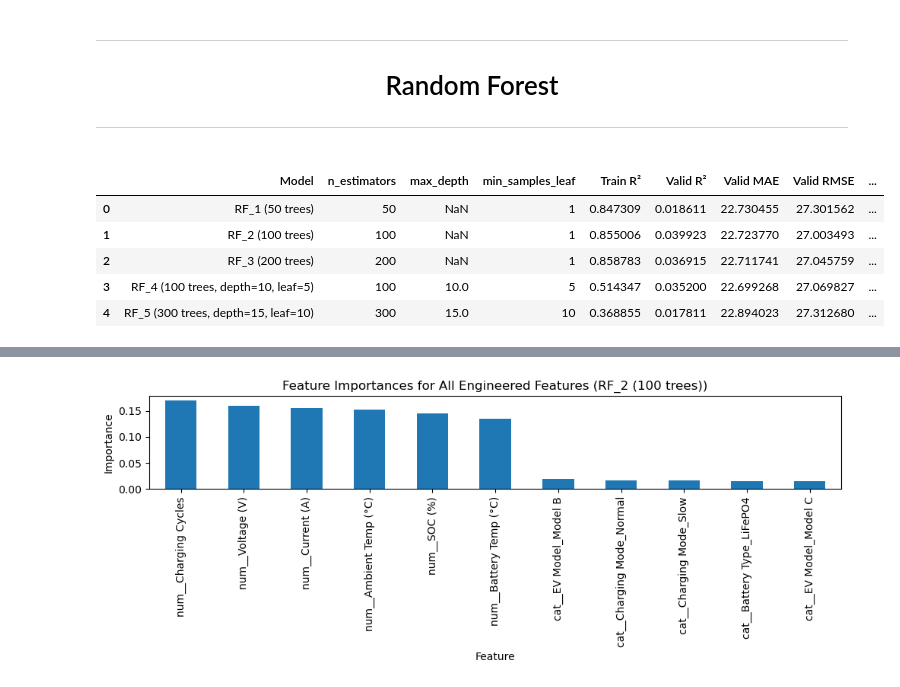
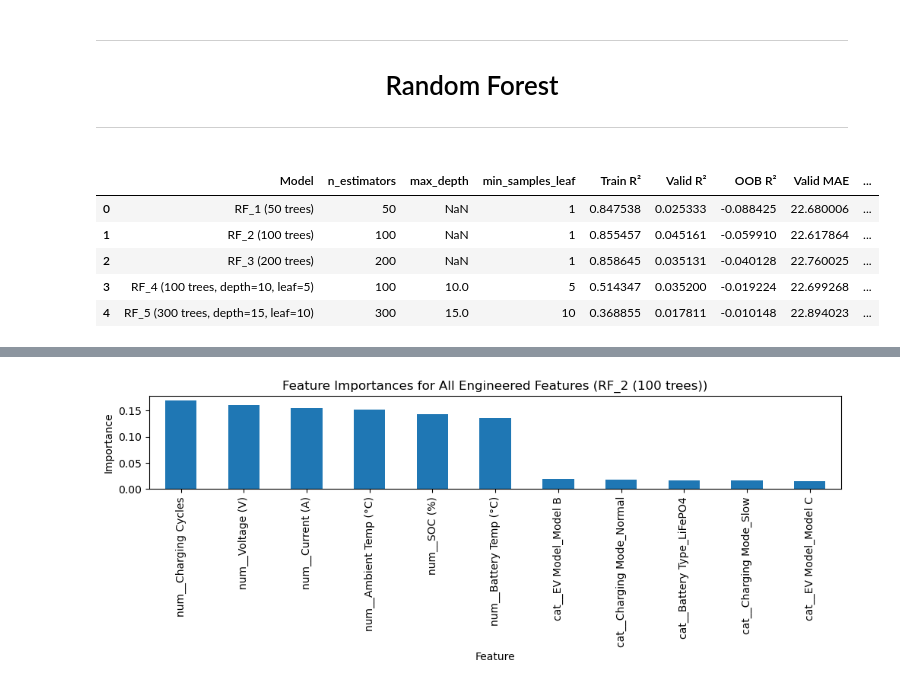
Before and after one commit to samueleisenberg12-dot/ME276DS-E178-Final-Project, a Jupyter notebook: Final Project Code.ipynb, the cells around one changed output, grey strips where cells are left out. Drawn from its saved outputs; the diff is of its cells as text; code cells hidden in the pictures.

```diff
--- a/Final Project Code.ipynb
+++ b/Final Project Code.ipynb
@@ -744,7 +601,8 @@ rf_configs = {
         min_samples_split=2,
         min_samples_leaf=1,
         random_state=rand_seed,
-        n_jobs=-1
+        n_jobs=-1,
+        oob_score=True
     ),
     'RF_2 (100 trees)': RandomForestRegressor(
         n_estimators=100,
@@ -752,7 +610,8 @@ rf_configs = {
         min_samples_split=2,
         min_samples_leaf=1,
         random_state=rand_seed,
-        n_jobs=-1
+        n_jobs=-1,
+        oob_score=True
     ),
     'RF_3 (200 trees)': RandomForestRegressor(
         n_estimators=200,
@@ -760,7 +619,8 @@ rf_configs = {
         min_samples_split=2,
         min_samples_leaf=1,
         random_state=rand_seed,
-        n_jobs=-1
+        n_jobs=-1,
+        oob_score=True
     ),
     'RF_4 (100 trees, depth=10, leaf=5)': RandomForestRegressor(
         n_estimators=100,
@@ -768,7 +628,8 @@ rf_configs = {
         min_samples_split=2,
         min_samples_leaf=5,
         random_state=rand_seed,
-        n_jobs=-1
+        n_jobs=-1,
+        oob_score=True
     ),
     'RF_5 (300 trees, depth=15, leaf=10)': RandomForestRegressor(
         n_estimators=300,
@@ -776,7 +637,8 @@ rf_configs = {
         min_samples_split=2,
         min_samples_leaf=10,
         random_state=rand_seed,
-        n_jobs=-1
+        n_jobs=-1,
+        oob_score=True
     ),
 }
 # %%
@@ -791,37 +653,41 @@ for name, model in rf_configs.items():
 
     #Saving the fitted model
     rf_fitted_models[name] = model
 
     #Get predictions on train and validation sets
     ytrain_pred = model.predict(Xtrain_norm_df)
     yvalid_pred = model.predict(Xvalid_norm_df)
 
     #Computing performance metrics
     train_r2 = r2_score(ytrain_df, ytrain_pred)
     valid_r2 = r2_score(yvalid_df, yvalid_pred)
     valid_mae = mean_absolute_error(yvalid_df, yvalid_pred)
     valid_rmse = np.sqrt(mean_squared_error(yvalid_df, yvalid_pred))
 
+    #Displaying OOB R2
+    oob_r2 = model.oob_score_
+
     #Storing the results
     rf_results.append({
         'Model': name,
         'n_estimators': model.n_estimators,
         'max_depth': model.max_depth,
         'min_samples_leaf': model.min_samples_leaf,
         'Train R²': train_r2,
         'Valid R²': valid_r2,
+        'OOB R²': oob_r2,
         'Valid MAE': valid_mae,
         'Valid RMSE': valid_rmse,
         'Train Time (s)': train_time
     })
 
 rf_results_df = pd.DataFrame(rf_results)
 rf_results_df.head()
 # %% [output]
-|  | Model | n_estimators | max_depth | min_samples_leaf | Train R² | Valid R² | Valid MAE | Valid RMSE | ... |
-| 0 | RF_1 (50 trees) | 50 | NaN | 1 | 0.847309 | 0.018611 | 22.730455 | 27.301562 | ... |
-| 1 | RF_2 (100 trees) | 100 | NaN | 1 | 0.855006 | 0.039923 | 22.723770 | 27.003493 | ... |
-| 2 | RF_3 (200 trees) | 200 | NaN | 1 | 0.858783 | 0.036915 | 22.711741 | 27.045759 | ... |
-| 3 | RF_4 (100 trees, depth=10, leaf=5) | 100 | 10.0 | 5 | 0.514347 | 0.035200 | 22.699268 | 27.069827 | ... |
-| 4 | RF_5 (300 trees, depth=15, leaf=10) | 300 | 15.0 | 10 | 0.368855 | 0.017811 | 22.894023 | 27.312680 | ... |
+|  | Model | n_estimators | max_depth | min_samples_leaf | Train R² | Valid R² | OOB R² | Valid MAE | ... |
+| 0 | RF_1 (50 trees) | 50 | NaN | 1 | 0.847538 | 0.025333 | -0.088425 | 22.680006 | ... |
+| 1 | RF_2 (100 trees) | 100 | NaN | 1 | 0.855457 | 0.045161 | -0.059910 | 22.617864 | ... |
+| 2 | RF_3 (200 trees) | 200 | NaN | 1 | 0.858645 | 0.035131 | -0.040128 | 22.760025 | ... |
+| 3 | RF_4 (100 trees, depth=10, leaf=5) | 100 | 10.0 | 5 | 0.514347 | 0.035200 | -0.019224 | 22.699268 | ... |
+| 4 | RF_5 (300 trees, depth=15, leaf=10) | 300 | 15.0 | 10 | 0.368855 | 0.017811 | -0.010148 | 22.894023 | ... |
 # %%
```
Also changed, not shown: parts of 26 cells of this notebook.
